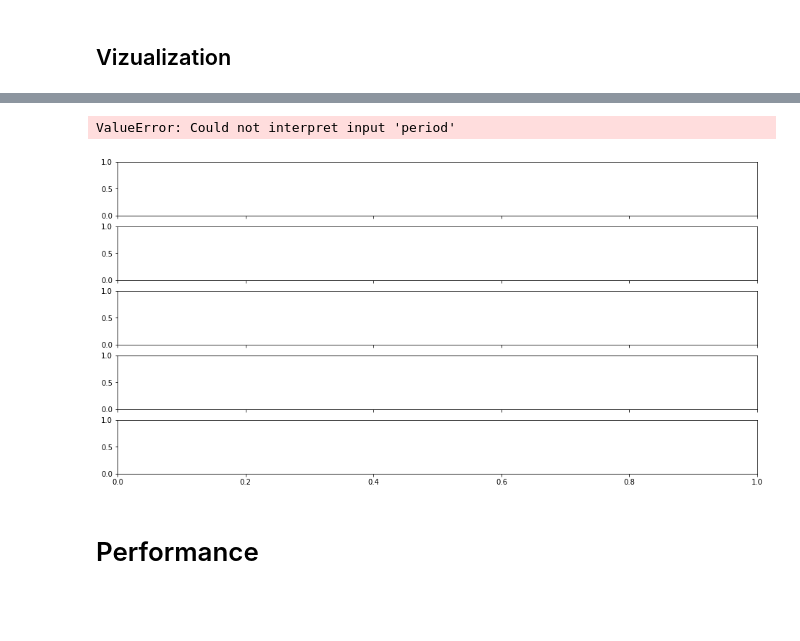
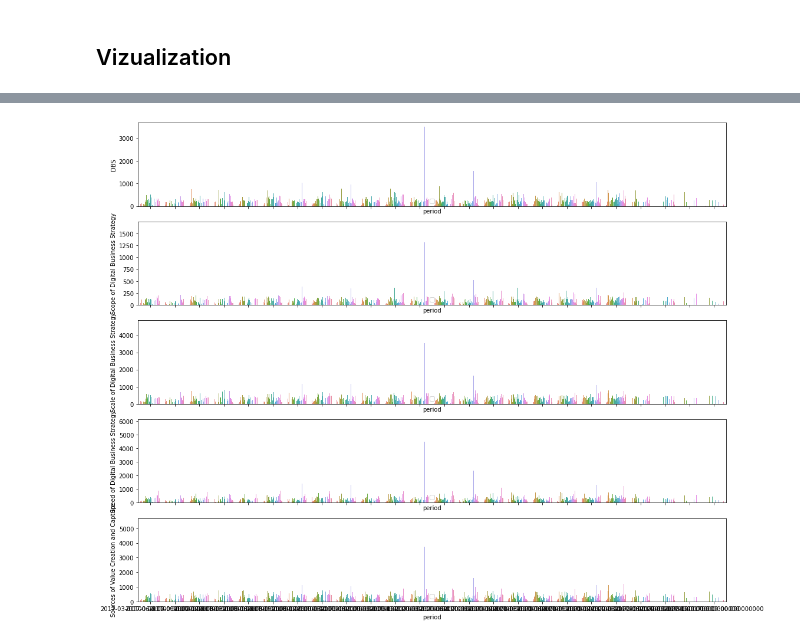
Before and after one commit to tonton-golio/DBS_textual, a Jupyter notebook: Shareholder_deck_keywords_newApproach.ipynb, the cells around one changed output, grey strips where cells are left out. Cells and saved outputs as stored; diff of their text form; code cells hidden in the pictures; blank space fills up the shorter version.

```diff
--- a/Shareholder_deck_keywords_newApproach.ipynb
+++ b/Shareholder_deck_keywords_newApproach.ipynb
@@ -138,5 +168,5 @@ dictionary['google']['google_2020_Q2'].keys()
 # %%
-file = np.load('data/keywords_dict.npz', allow_pickle=1)
-dic_loaded = file[file.files[0]].item()
-dic_loaded
+file = np.load('../data/keywords_dict.npz', allow_pickle=1)
+keyword_dict = file[file.files[0]].item()
+keyword_dict['DBS'][0]
 # %% [output]
@@ -160,5 +175,0 @@ dic_loaded
-# %%
-company = 'tesla'
-report = 'tesla_2020_Q2'
-string = dictionary[company][report]['text']
-string
@@ -172,4 +175,0 @@ count_re_matches(re_string, string)
-# %%
-for cat in dic_loaded.keys():
-    for index in dic_loaded[cat].keys():
-        text, lemmas, stems =  dic_loaded[cat][index]['text'], dic_loaded[cat][index]['lemmas'], dic_loaded[cat][index]['stems']
@@ -266,2 +230,4 @@ df_2
 # %%
-df = pd.read_csv('data/results_dataframe.csv')#, index_col=[0,1])
+df = pd.read_csv('../data/results_dataframe_{}.csv'.format('2022-05-18'))#, index_col=[0,1])
+df['period']=pd.to_datetime(df.period)
+df.sort_values(['company', 'period'], inplace=True)
@@ -268,18 +241,15 @@ df = pd.read_csv('data/results_dataframe.csv')#, index_col=[0,1])
 # %%
-fig, ax = plt.subplots(5,1, figsize=(16,8), sharex=True)
+fig, ax = plt.subplots(5,1, figsize=(16,12), sharex=True)
 
-sns.barplot(data=df,x='period',y='dbs', hue='company', ax=ax[0],)
+sns.barplot(data=df,x='period',y='DBS', hue='company', ax=ax[0],)
 
-sns.barplot(data=df,x='period',y='scope', hue='company', ax=ax[1])
-sns.barplot(data=df,x='period',y='scale', hue='company', ax=ax[2])
-sns.barplot(data=df,x='period',y='speed', hue='company', ax=ax[3])
-sns.barplot(data=df,x='period',y='source', hue='company', ax=ax[4])
+sns.barplot(data=df,x='period',y='Scope of Digital Business Strategy', hue='company', ax=ax[1])
+sns.barplot(data=df,x='period',y='Scale of Digital Business Strategy', hue='company', ax=ax[2])
+sns.barplot(data=df,x='period',y='Speed of Digital Business Strategy', hue='company', ax=ax[3])
+sns.barplot(data=df,x='period',y='Sources of Value Creation and Capture', hue='company', ax=ax[4])
 
-[ax[i].legend([]) for i in range(1,5)]
+[ax[i].legend([]) for i in range(0,5)]
 
 plt.tight_layout()
 # %% [output]
-ValueError: Could not interpret input 'period'
-[figure, old version]
+[figure, new version]
-# %% [markdown]
-# Performance
```
Also changed, not shown: parts of 56 cells of this notebook, 16 other files.
